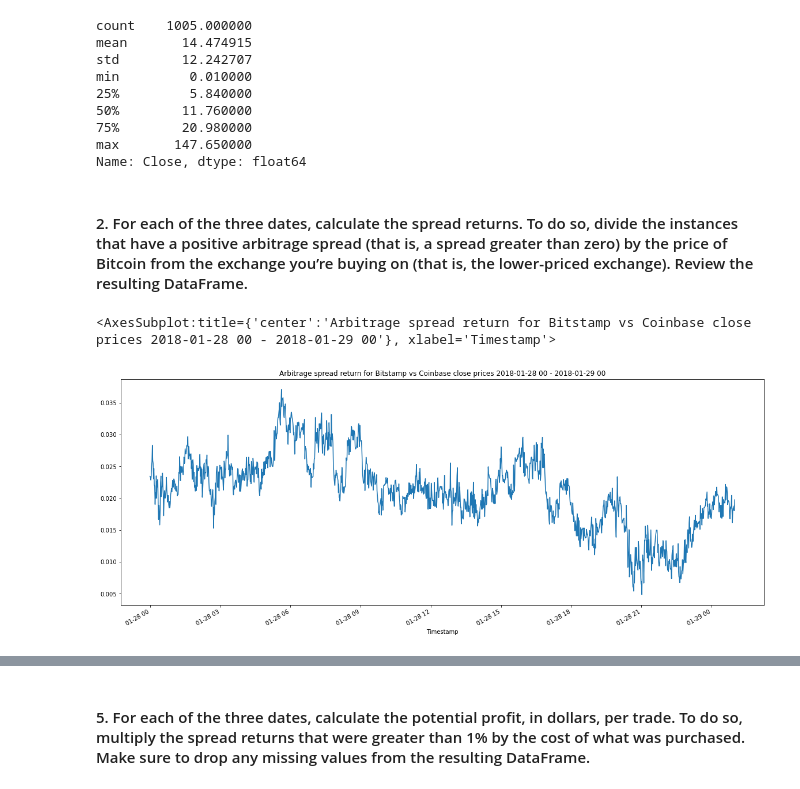
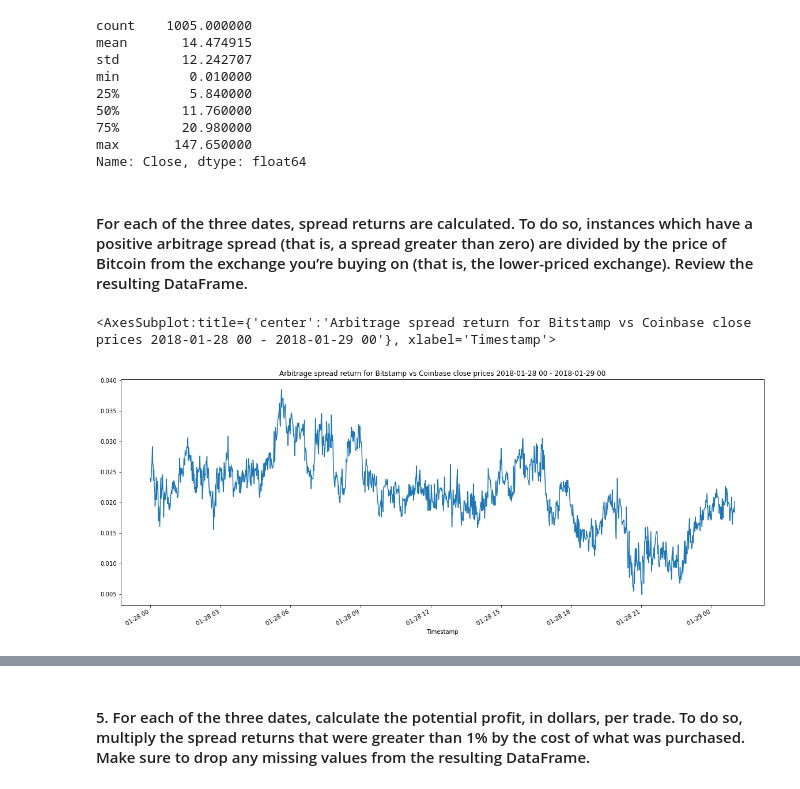
Before and after one commit to phodsman/Cryptocurrency-Arbitrage-Opportunity-Analyzer, a Jupyter notebook: crypto_arbitrage.ipynb, the cells around one changed output, grey strips where cells are left out. Cells and saved outputs as stored; diff of their text form; code cells hidden in the pictures.

Commit message:
edited text descriptions, began implementing calculation and printing of results of profit per trade.

```diff
--- a/crypto_arbitrage.ipynb
+++ b/crypto_arbitrage.ipynb
@@ -343,13 +341,13 @@ min         0.010000
 max       147.650000
 Name: Close, dtype: float64
 # %% [markdown]
-#### 2. For each of the three dates, calculate the spread returns. To do so, divide the instances that have a positive arbitrage spread (that is, a spread greater than zero) by the price of Bitcoin from the exchange you’re buying on (that is, the lower-priced exchange). Review the resulting DataFrame.
+#### For each of the three dates, spread returns are calculated. To do so, instances which have a positive arbitrage spread (that is, a spread greater than zero) are divided by the price of Bitcoin from the exchange you’re buying on (that is, the lower-priced exchange). Review the resulting DataFrame.
 # %%
-# For the date early in the dataset, the spread return is calculated by dividing all positive spread values by the price on the higher priced market.
-spread_return_early = (positive_arbitrage_spread_early / bitstamp_sliced.loc[early_date_start : early_date_end]).dropna()
+# For the date early in the dataset, the spread return is calculated by dividing all positive spread values by the price on the lower priced market.
+spread_return_early = (positive_arbitrage_spread_early / coinbase_sliced.loc[early_date_start : early_date_end]).dropna()
 
-# Review the spread return DataFrame
+# Reviews the spread return
 spread_return_early.plot(figsize=(20,8), title=f"Arbitrage spread return for Bitstamp vs Coinbase close prices {early_date_start} - {early_date_end}")
 # %% [output]
 <AxesSubplot:title={'center':'Arbitrage spread return for Bitstamp vs Coinbase close prices 2018-01-28 00 - 2018-01-29 00'}, xlabel='Timestamp'>
-[figure, old version]
+[figure, new version]
```
Also changed, not shown: parts of 13 cells of this notebook, 1 other file.
